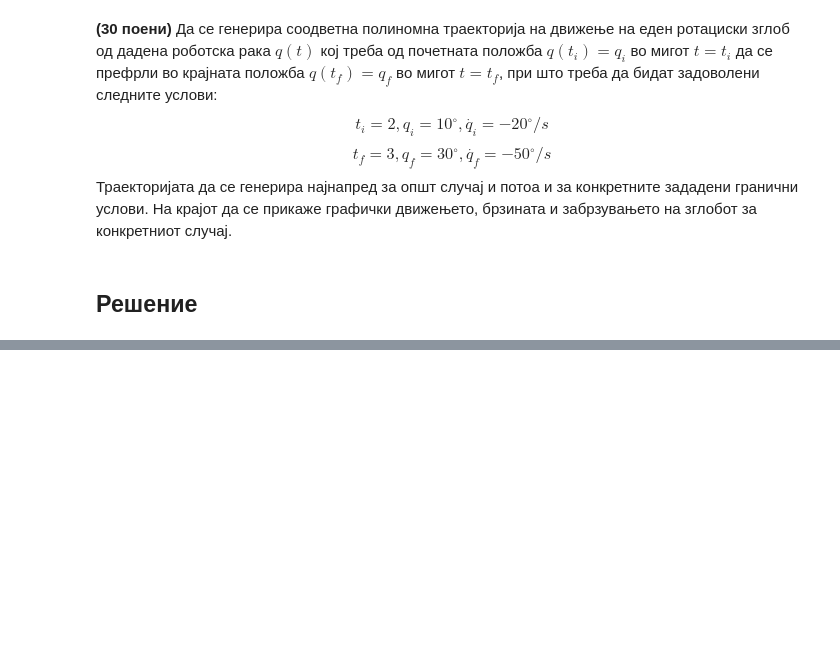
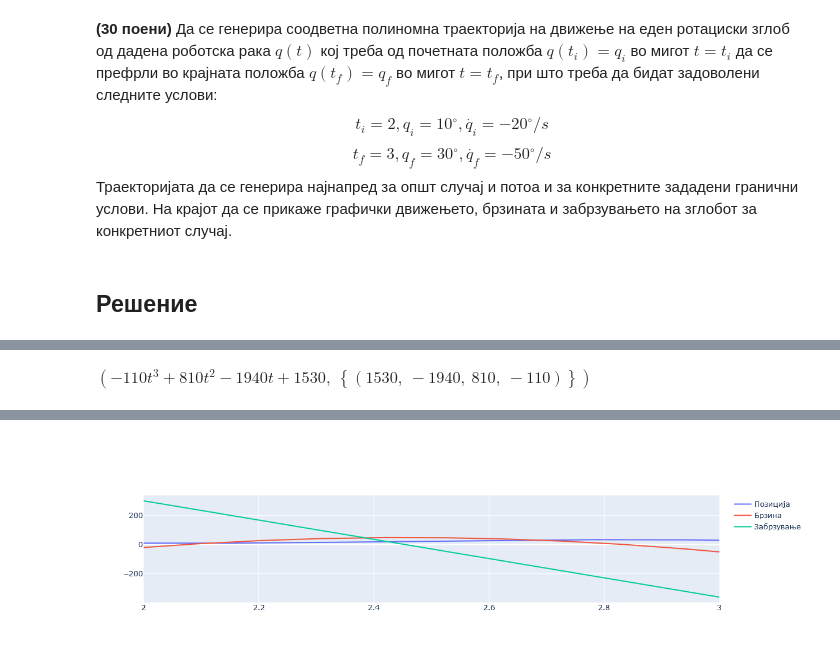
Before and after one commit to cvetkovskamelani/R1, a Jupyter notebook: exams/2021_partial_exam_2/exam_3.ipynb, the cells around one changed output, grey strips where cells are left out. Drawn from its saved outputs; the diff is of its cells as text; code cells hidden in the pictures; blank space fills up the shorter version.

```diff
--- a/exams/2021_partial_exam_2/exam_3.ipynb
+++ b/exams/2021_partial_exam_2/exam_3.ipynb
@@ -13,0 +55,9 @@ $$t_f = 3, q_f = 30^\circ, \dot{q_f} = −50 ^\circ / s$$
+# %%
+theta, solution = rt.trajectory_polynomial_3(ti=2, tf=3, xi=10, xf=30, vi=-20, vf=-50)
+theta = theta.simplify()
+theta,solution
+# %% [output]
+$\displaystyle \left( - 110 t^{3} + 810 t^{2} - 1940 t + 1530, \  \left\{\left( 1530, \  -1940, \  810, \  -110\right)\right\}\right)$
+# %%
+rt.plot_trajectories([(theta, 2, 3)])
+# %% [output]
@@ -13,0 +65 @@ $$t_f = 3, q_f = 30^\circ, \dot{q_f} = −50 ^\circ / s$$
+[figure, added]
```
Also changed, not shown: parts of 9 cells of this notebook, 47 other files.
